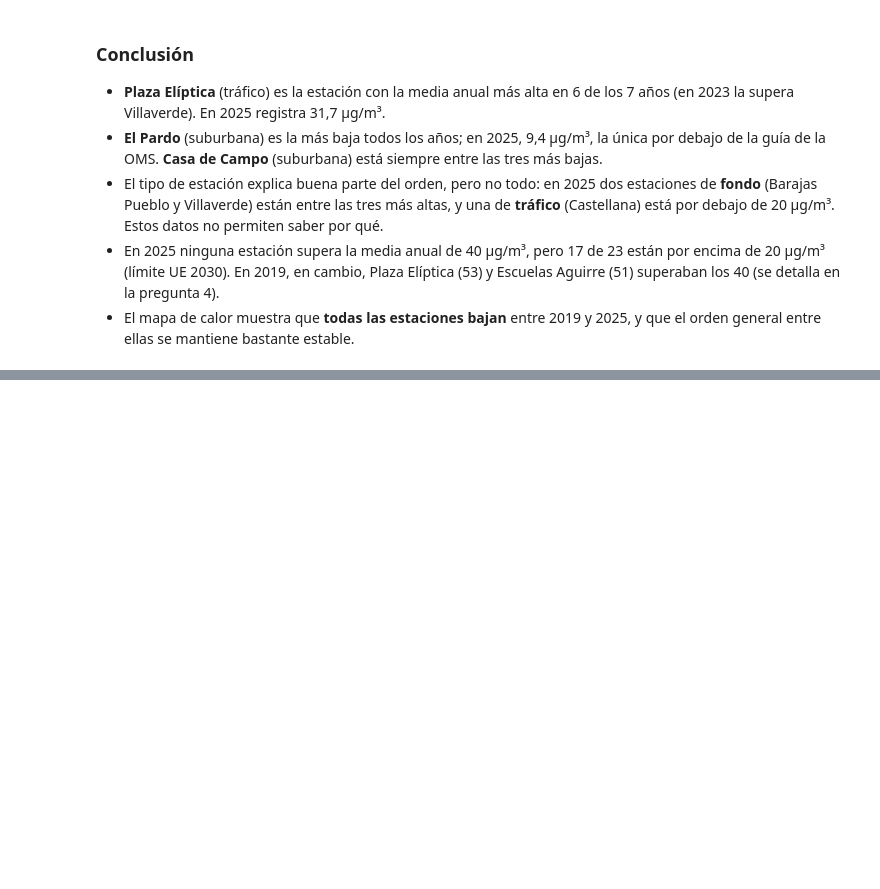
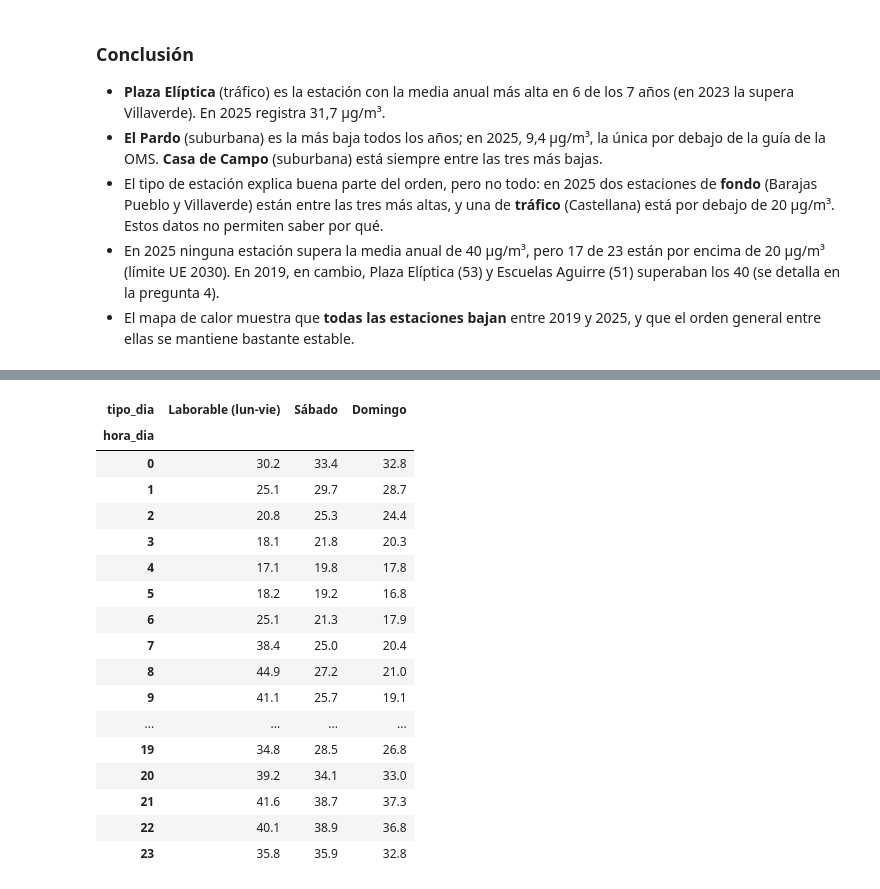
Before and after one commit to funki79/calidad-aire-madrid, a Jupyter notebook: notebooks/analisis.ipynb, the cells around one changed output, grey strips where cells are left out. Cells and saved outputs as stored; diff of their text form; code cells hidden in the pictures; blank space fills up the shorter version.

```diff
--- a/notebooks/analisis.ipynb
+++ b/notebooks/analisis.ipynb
@@ -484,0 +493,34 @@ Diferencia entre la más alta y la más baja en 2025: 22.3 µg/m³
+# %%
+patrones = no2_limpio[no2_limpio["anio"] != 2020].copy()
+
+patrones["hora_dia"] = patrones["fecha_hora"].dt.hour        # 0..23
+patrones["dia_semana"] = patrones["fecha_hora"].dt.dayofweek  # 0 = lunes ... 6 = domingo
+patrones["mes"] = patrones["fecha_hora"].dt.month
+
+# Tipo de día: laborable (lunes-viernes), sábado o domingo
+patrones["tipo_dia"] = "Laborable (lun-vie)"
+patrones.loc[patrones["dia_semana"] == 5, "tipo_dia"] = "Sábado"
+patrones.loc[patrones["dia_semana"] == 6, "tipo_dia"] = "Domingo"
+
+perfil_horario = patrones.pivot_table(index="hora_dia", columns="tipo_dia", values="valor", aggfunc="mean")
+perfil_horario = perfil_horario[["Laborable (lun-vie)", "Sábado", "Domingo"]]
+perfil_horario.round(1)
+# %% [output]
+| tipo_dia | Laborable (lun-vie) | Sábado | Domingo |
+| hora_dia |  |  |  |
+| 0 | 30.2 | 33.4 | 32.8 |
+| 1 | 25.1 | 29.7 | 28.7 |
+| 2 | 20.8 | 25.3 | 24.4 |
+| 3 | 18.1 | 21.8 | 20.3 |
+| 4 | 17.1 | 19.8 | 17.8 |
+| 5 | 18.2 | 19.2 | 16.8 |
+| 6 | 25.1 | 21.3 | 17.9 |
+| 7 | 38.4 | 25.0 | 20.4 |
+| 8 | 44.9 | 27.2 | 21.0 |
+| 9 | 41.1 | 25.7 | 19.1 |
+| ... | ... | ... | ... |
+| 19 | 34.8 | 28.5 | 26.8 |
+| 20 | 39.2 | 34.1 | 33.0 |
+| 21 | 41.6 | 38.7 | 37.3 |
+| 22 | 40.1 | 38.9 | 36.8 |
+| 23 | 35.8 | 35.9 | 32.8 |
```
Also changed, not shown: parts of 7 cells of this notebook.
